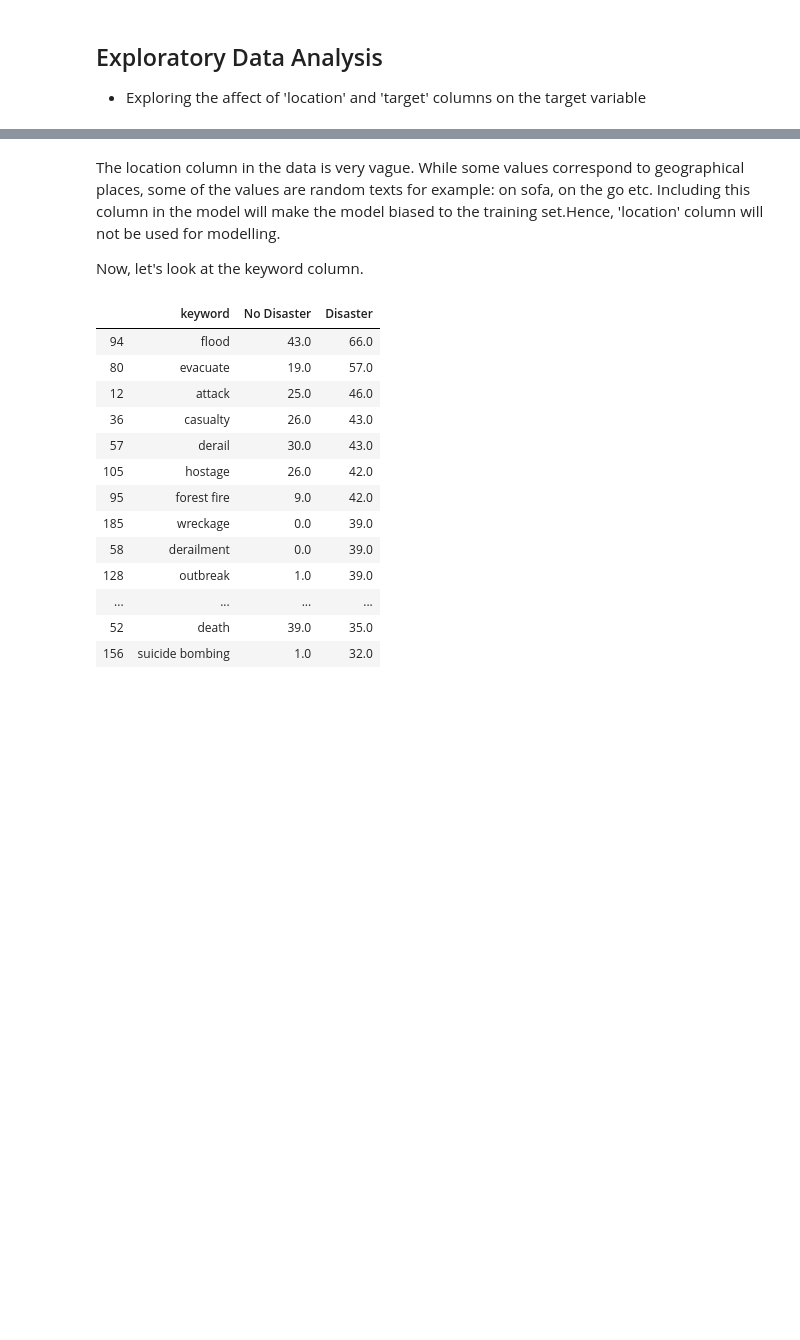
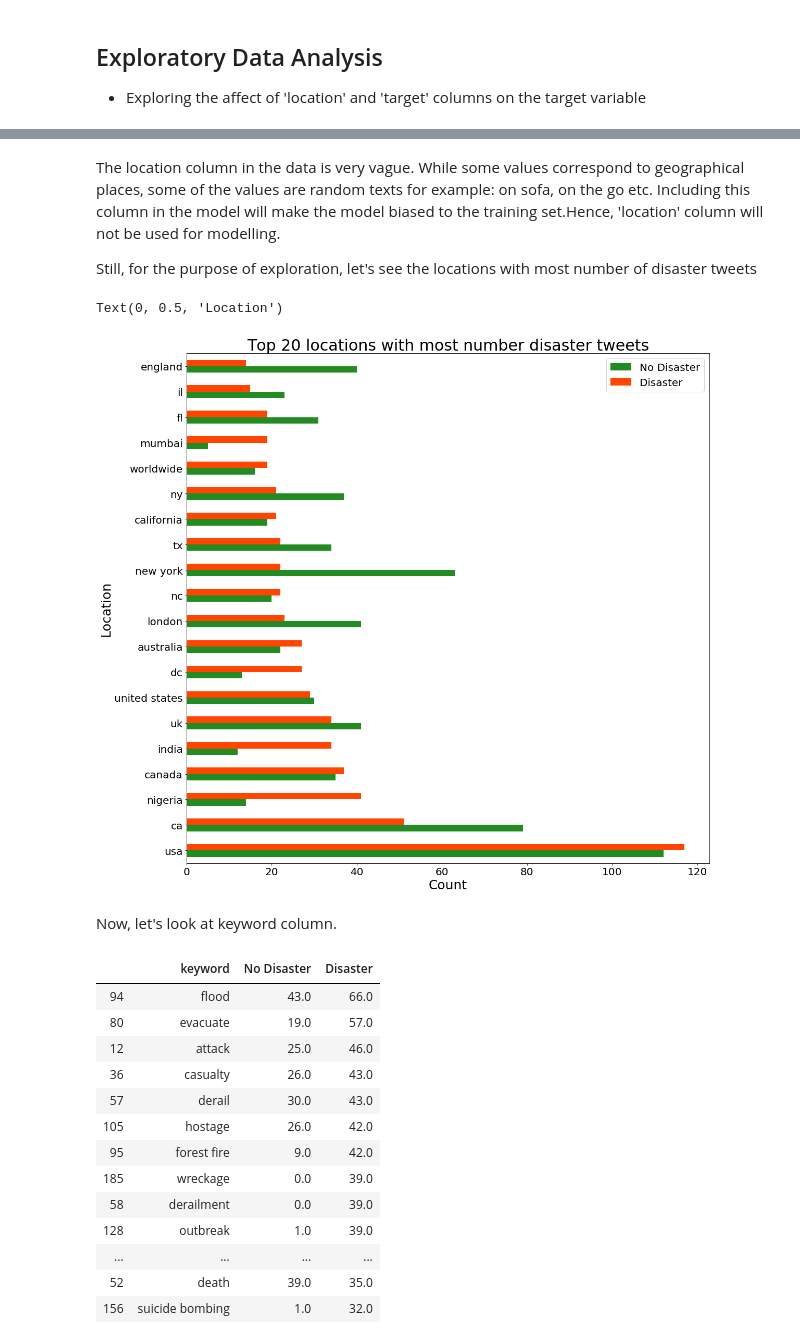
Before and after one commit to ShashankSharma26/Disaster-or-not-NLP-with-tweets, a Jupyter notebook: Data Modelling/Disaster or not- Data Modelling.ipynb, the cells around one changed output, grey strips where cells are left out. Cells and saved outputs as stored; diff of their text form; code cells hidden in the pictures; blank space fills up the shorter version.

```diff
--- a/Data Modelling/Disaster or not- Data Modelling.ipynb
+++ b/Data Modelling/Disaster or not- Data Modelling.ipynb
@@ -84,7 +84,20 @@ location_df.sort_values(by=['Disaster'],ascending=False).sample(30)
 # %% [markdown]
 The location column in the data is very vague. While some values correspond to geographical places, some of the values are random texts for example: on sofa, on the go etc. Including this column in the model will make the model biased to the training set.Hence, 'location' column will not be used for modelling.
 
-Now, let's look at the keyword column.
+Still, for the purpose of exploration, let's see the locations with most number of disaster tweets
+# %%
+location_df.fillna(0,inplace=True)
+l_disaster = location_df.sort_values(by=['Disaster'],ascending=False).head(20)
+plot = l_disaster.plot(kind='barh', x= 'location' ,figsize=(18, 18),fontsize=20,color = ('forestgreen','orangered'))
+plot.legend(loc=1, prop={'size': 20})
+plot.set_title('Top 20 locations with most number disaster tweets', fontdict={'fontsize': 30})
+plot.set_xlabel('Count', fontsize=25)
+plot.set_ylabel('Location', fontsize=25)
+# %% [output]
+Text(0, 0.5, 'Location')
+[figure, added]
+# %% [markdown]
+Now, let's look at keyword column.
 # %%
 keyword_df = df_train.groupby(["keyword", "target"], as_index=False ).count()
 keyword_df = keyword_df.drop(['id', 'location'], axis=1)
```
Also changed, not shown: parts of 3 cells of this notebook.
